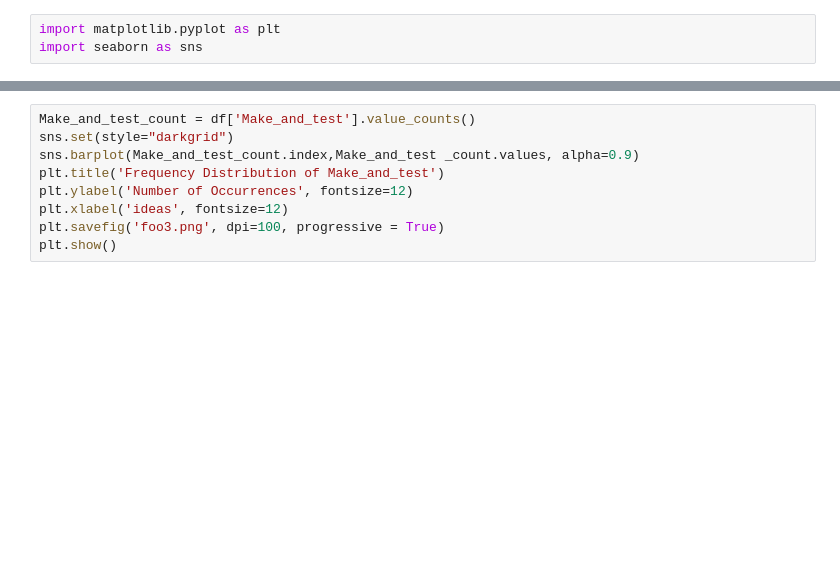
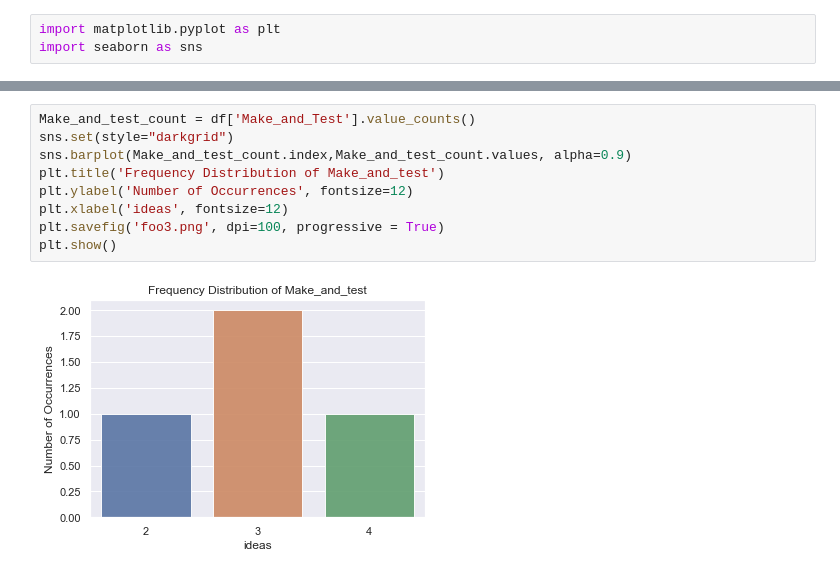
Before and after one commit to IndiaCFG3/team-49, a Jupyter notebook: index/Login/Unit_form_analysis.ipynb, the cells around one changed output, grey strips where cells are left out. Drawn from its saved outputs; the diff is of its cells as text; blank space fills up the shorter version.

```diff
--- a/index/Login/Unit_form_analysis.ipynb
+++ b/index/Login/Unit_form_analysis.ipynb
@@ -78,12 +62,14 @@ plt.show()
 # %%
-Make_and_test_count = df['Make_and_test'].value_counts()
+Make_and_test_count = df['Make_and_Test'].value_counts()
 sns.set(style="darkgrid")
-sns.barplot(Make_and_test_count.index,Make_and_test _count.values, alpha=0.9)
+sns.barplot(Make_and_test_count.index,Make_and_test_count.values, alpha=0.9)
 plt.title('Frequency Distribution of Make_and_test')
 plt.ylabel('Number of Occurrences', fontsize=12)
 plt.xlabel('ideas', fontsize=12)
 plt.savefig('foo3.png', dpi=100, progressive = True)
 plt.show()
+# %% [output]
+[figure, added]
 # %%
 Presentation_count = df['Presentation'].value_counts()
 sns.set(style="darkgrid")
```
Also changed, not shown: parts of 6 cells of this notebook, 10 other files.
